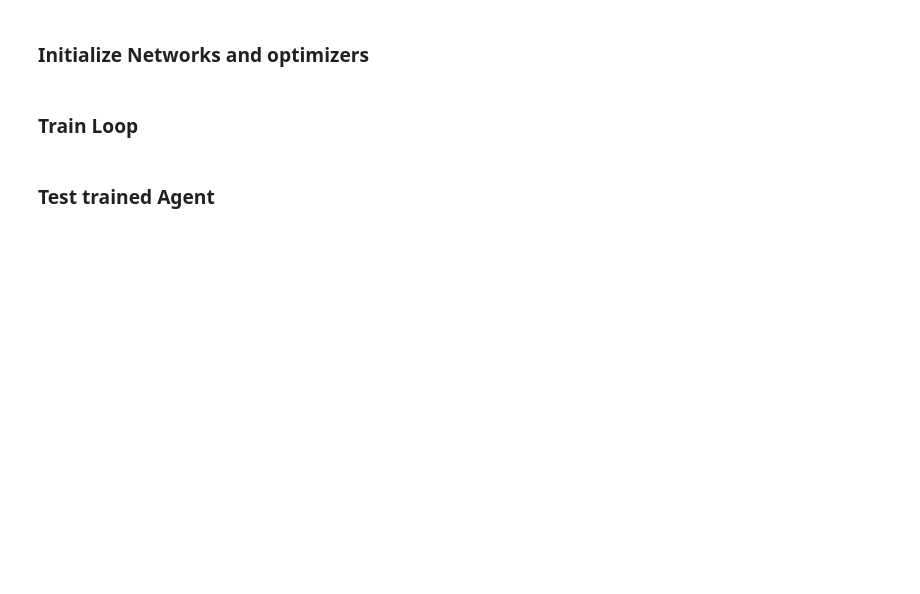
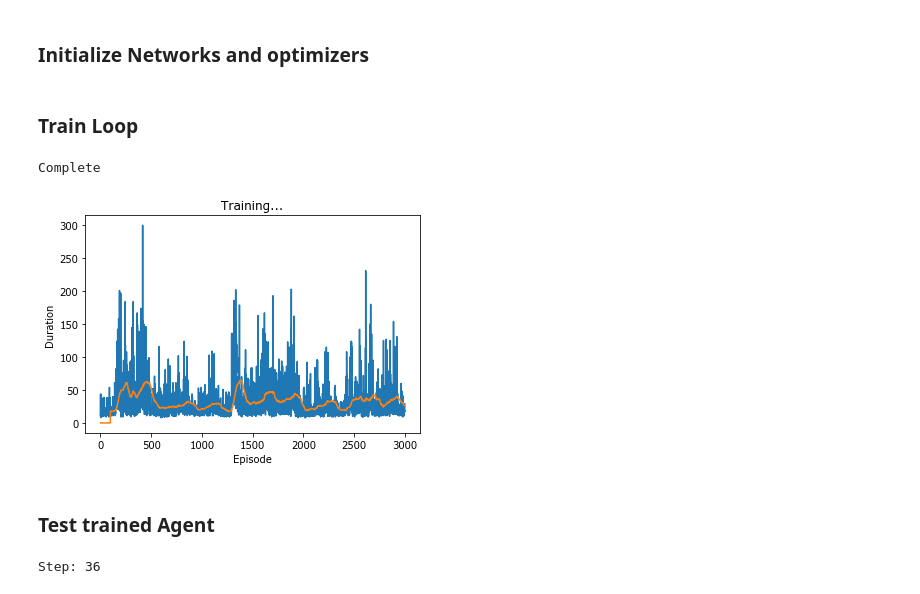
Before and after one commit to PacktPublishing/Deep-Reinforcement-with-PyTorch-and-TensorFlow, a Jupyter notebook: notebooks/q_learning/dqn_simple.ipynb, the cells around one changed output. Drawn from its saved outputs; the diff is of its cells as text; code cells hidden in the pictures; blank space fills up the shorter version.

```diff
--- a/notebooks/q_learning/dqn_simple.ipynb
+++ b/notebooks/q_learning/dqn_simple.ipynb
@@ -55,7 +55,8 @@ EPS_END = 0.05
 EPS_DECAY = 200
 TARGET_UPDATE = 10
 
-num_episodes = 600
+num_episodes = 3000
+replay_memory_size = 10000
 # %% [markdown]
 ### Define replay memory
 Before using SGD on the current experiences that are high correlated, we use a buffer and sample from this buffer, in order to make the batch of experiences uncorrelated (I.I.D).
@@ -174,7 +175,7 @@ target_net.eval()
 
 # Initilize optimizer and replay buffer
 optimizer = optim.RMSprop(policy_net.parameters())
-memory = ReplayMemory(10000)
+memory = ReplayMemory(replay_memory_size)
 
 
 steps_done = 0
@@ -270,37 +271,38 @@ for i_episode in range(num_episodes):
         # Select and perform an action
         action = select_action(state)
         _, reward, done, _ = env.step(action.item())
         reward = torch.tensor([reward], device=device)
 
         # Observe new state
         last_screen = current_screen
         current_screen = get_screen(env)
         if not done:
             next_state = current_screen - last_screen
         else:
             next_state = None
 
         # Store the transition in memory
         memory.push(state, action, next_state, reward)
 
         # Move to the next state
         state = next_state
 
         # Perform one step of the optimization (on the target network)
         optimize_model()
         if done:
             episode_durations.append(t + 1)
+            print('Episode:', i_episode)
+            plot_durations()
             break
     # Update the target network, copying all weights and biases in DQN
     if i_episode % TARGET_UPDATE == 0:
         target_net.load_state_dict(policy_net.state_dict())
 
 print('Complete')
-#env.render()
-#env.close()
-#plt.ioff()
-#plt.show()
 plot_durations()
+# %% [output]
+Complete
+[figure, added]
 # %% [markdown]
 ### Test trained Agent
 # %%
@@ -337,3 +339,5 @@ while not done:
     print("Step: {}".format(step))
     env.render()
     clear_output(wait=True)
+# %% [output]
+Step: 36
```
Also changed, not shown: parts of 1 cell of this notebook, 3 other files.
